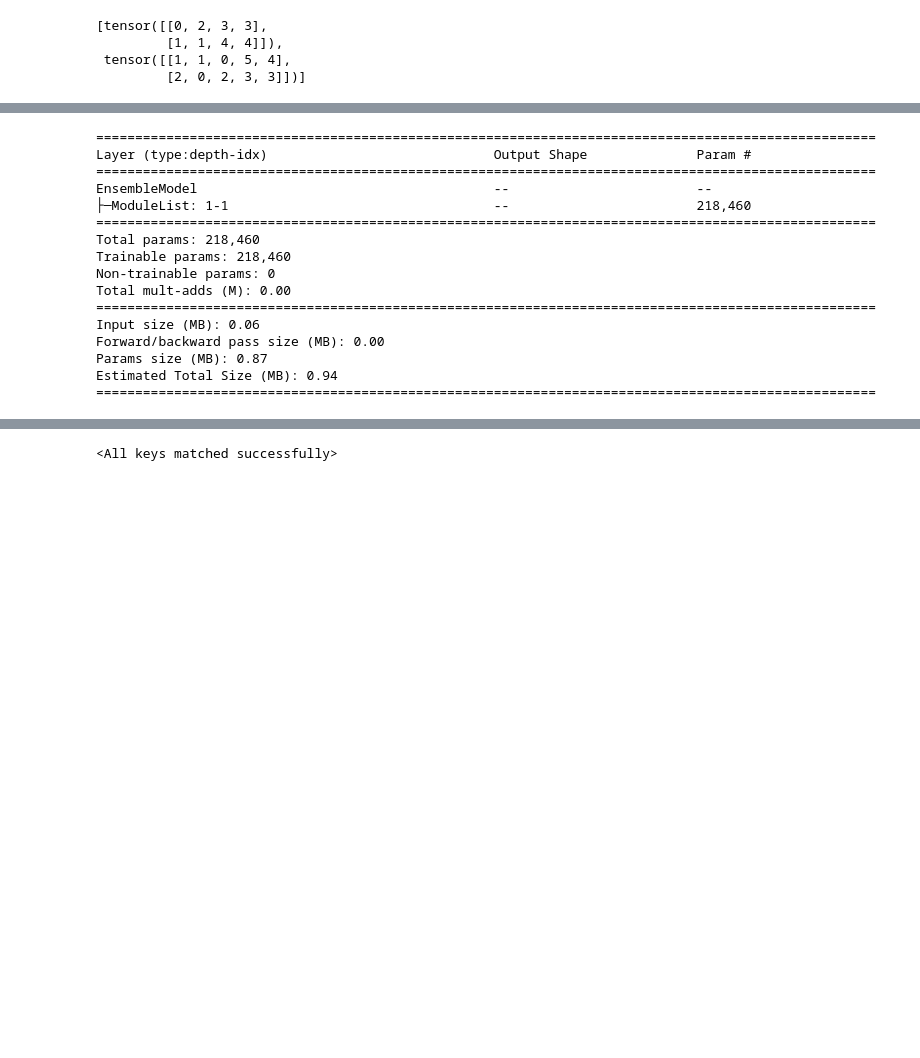
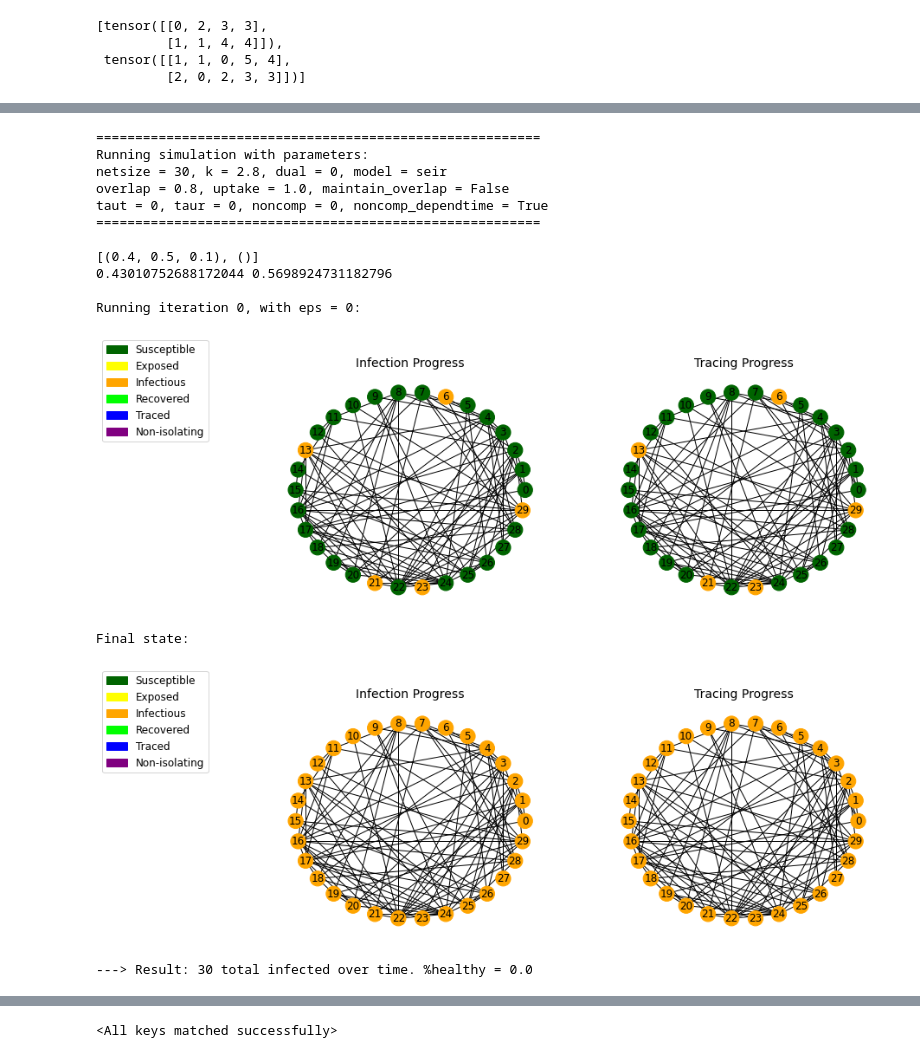
Before and after one commit to andrei-rusu/control-diffusion, a Jupyter notebook: EpidemicRun.ipynb, the cells around one changed output, grey strips where cells are left out. Drawn from its saved outputs; the diff is of its cells as text; code cells hidden in the pictures; blank space fills up the shorter version.

Commit message:
Adapt code to accept the configuration network model. Add test run results for controlling epidemic dynamics.

```diff
--- a/EpidemicRun.ipynb
+++ b/EpidemicRun.ipynb
@@ -139,24 +139,31 @@ Total params: 218,457
 Trainable params: 218,457
 Non-trainable params: 0
 -----------------------------------------------------------------------------------------------------------
-# %%
-from torchinfo import summary
-s = summary(copy.deepcopy(model), input_data=(x, edge_index, edge_attr, (edge_index, edge_attr), batch_idx), depth=1)
-s
-# %% [output]
-====================================================================================================
-Layer (type:depth-idx)                             Output Shape              Param #
-====================================================================================================
-EnsembleModel                                      --                        --
-├─ModuleList: 1-1                                  --                        218,460
-====================================================================================================
-Total params: 218,460
-Trainable params: 218,460
-Non-trainable params: 0
-Total mult-adds (M): 0.00
-====================================================================================================
-Input size (MB): 0.06
-Forward/backward pass size (MB): 0.00
-Params size (MB): 0.87
-Estimated Total Size (MB): 0.94
-====================================================================================================
+# %%
+import lib.run_tracing as run
+import lib.tracing.network as net
+import lib.tracing.utils as ut
+ut.rel(net, run)
+st, extra = run.run_mock(agent=None, control_after=5, control_after_inf=.05, control_initial_known=.25, control_gpu=0,
+                                first_inf=5, presample=10000, pa=.2, taur=0, taut=0, update_after=1, edge_sample_size=[], reindex=False,
+                                nettype='config:2.68,-4.44,11.18:3.2e-3,.36', netsize=30, k=2.8, p=.1, rem_orphans=False, use_weights=[(.4, .5, .1), ()],
+                                seed=21, netseed=26, infseed=-1, model='seir', spontan=False, sampling_type='min', dual=0,
+                                multip=0, nnets=1, niters=1, nevents=0, noncomp=0, noncomp_after=10000,
+                                draw=1, draw_iter=0, animate=0, draw_fullname=True, draw_layout='circular',
+                                summary_print=0, summary_splits=20, avg_without_earlystop=True)
+# %% [output]
+=========================================================
+Running simulation with parameters:
+netsize = 30, k = 2.8, dual = 0, model = seir
+overlap = 0.8, uptake = 1.0, maintain_overlap = False
+taut = 0, taur = 0, noncomp = 0, noncomp_dependtime = True
+=========================================================
+
+[(0.4, 0.5, 0.1), ()]
+0.43010752688172044 0.5698924731182796
+
+Running iteration 0, with eps = 0:
+[figure, added]
+Final state:
+[figure, added]
+---> Result: 30 total infected over time. %healthy = 0.0
```
Also changed, not shown: parts of 2 cells of this notebook, 9 other files.
